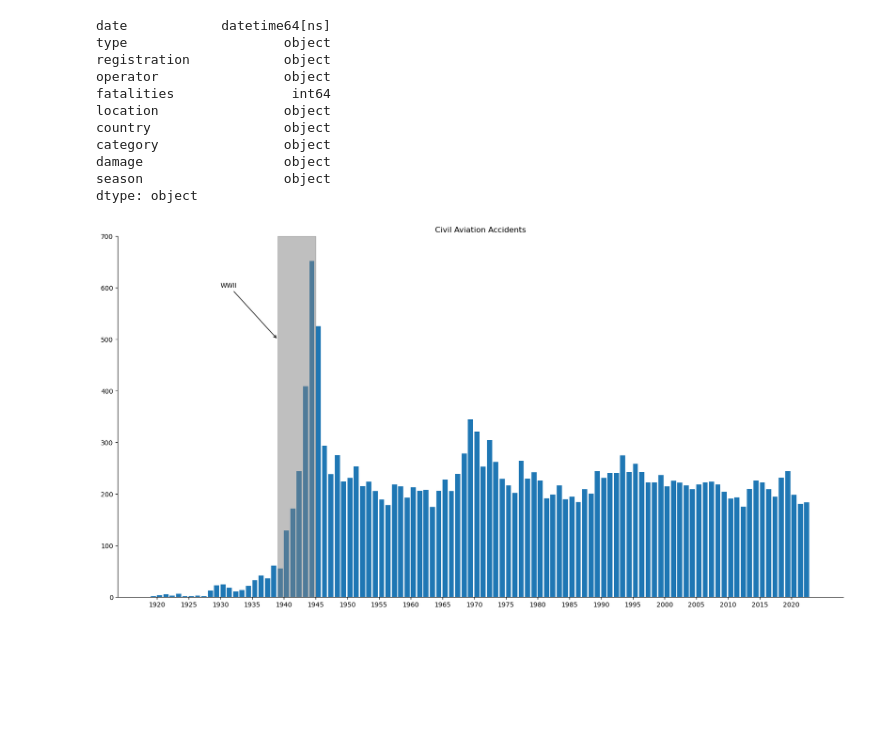
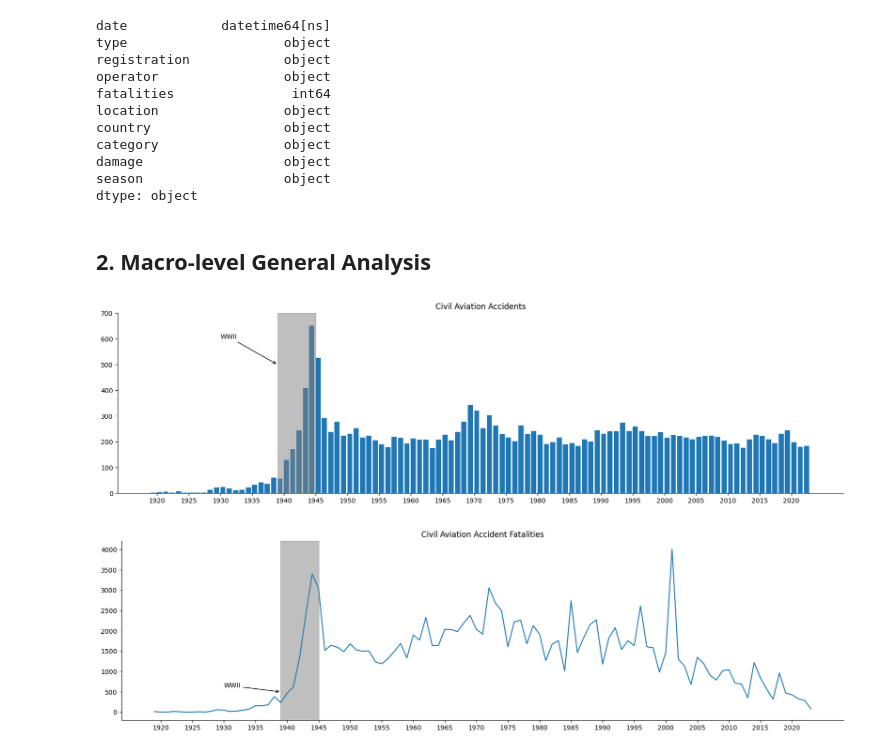
Before and after one commit to Tri5t3/570_proposal, a Jupyter notebook: proposal.ipynb, the cells around one changed output. Saved outputs shown, nothing was run; the diff lists cells and outputs as text; code cells hidden in the pictures; blank space fills up the shorter version.

Commit message:
Update data and more analyses

```diff
--- a/proposal.ipynb
+++ b/proposal.ipynb
@@ -61,7 +66,7 @@ def getSeason(date):
 # %% [markdown]
 Before analyzing the data, we organized it to increase readablity.
 # %%
-data['year'] = data['year'].astype('int64')
+data['year'] = data['year'].astype(int)
 data['date'] = pd.to_datetime(data['date'], format='%d-%b-%Y', errors='coerce')
 data['fatalities'] = data['fatalities'].map(toInt)
 data = data.rename(columns={'cat':'category'})
@@ -94,20 +99,38 @@ category                object
 damage                  object
 season                  object
 dtype: object
+# %% [markdown]
+## 2. Macro-level General Analysis
 # %%
-fig, ax = plt.subplots(figsize=(20,10))
+fig, ax = plt.subplots(figsize=(20,5))
 ax.hist(data.index, bins=data.iloc[-1].name-data.iloc[0].name, width=0.8)
 
 ax.set_xticks(np.arange(1920, 2023, 5))
 ax.set_ylim(0, 700)
 plt.axvspan(1939, 1945, color='grey', alpha=0.5)
 
 ax.set_title('Civil Aviation Accidents')
 ax.spines['top'].set_visible(False)
 ax.spines['right'].set_visible(False)
 
 plt.annotate('WWII', xy=(1939, 500), xytext=(1930, 600), arrowprops={'facecolor':'black',  'arrowstyle':'->'})
 
 plt.show()
 # %% [output]
-[figure, old version]
+[figure, new version]
+# %%
+fig, ax = plt.subplots(figsize=(20,5))
+ax.plot(data.groupby(data.index).sum().index, data.groupby(data.index).sum()['fatalities'])
+
+ax.set_xticks(np.arange(1920, 2023, 5))
+plt.axvspan(1939, 1945, color='grey', alpha=0.5)
+
+ax.set_title('Civil Aviation Accident Fatalities')
+ax.spines['top'].set_visible(False)
+ax.spines['right'].set_visible(False)
+
+plt.annotate('WWII', xy=(1939, 500), xytext=(1930, 600), arrowprops={'facecolor':'black',  'arrowstyle':'->'})
+
+plt.show()
+# %% [output]
+[figure, added]
```
Also changed, not shown: parts of 12 cells of this notebook.
